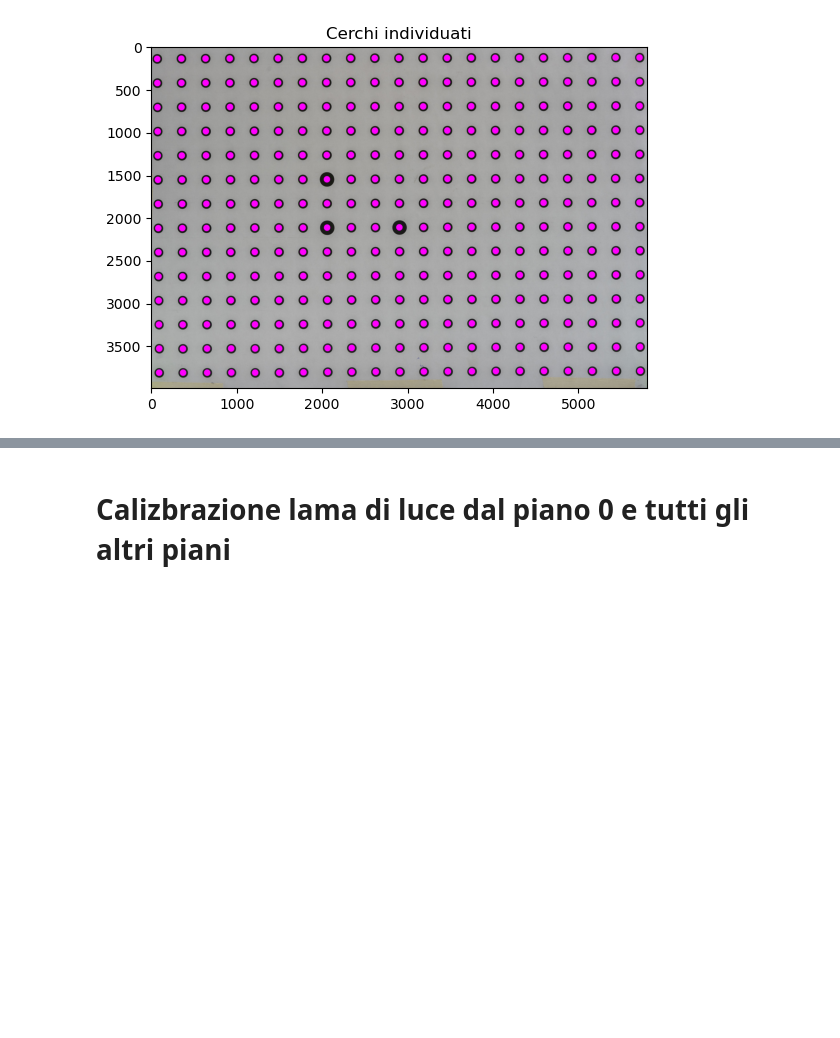
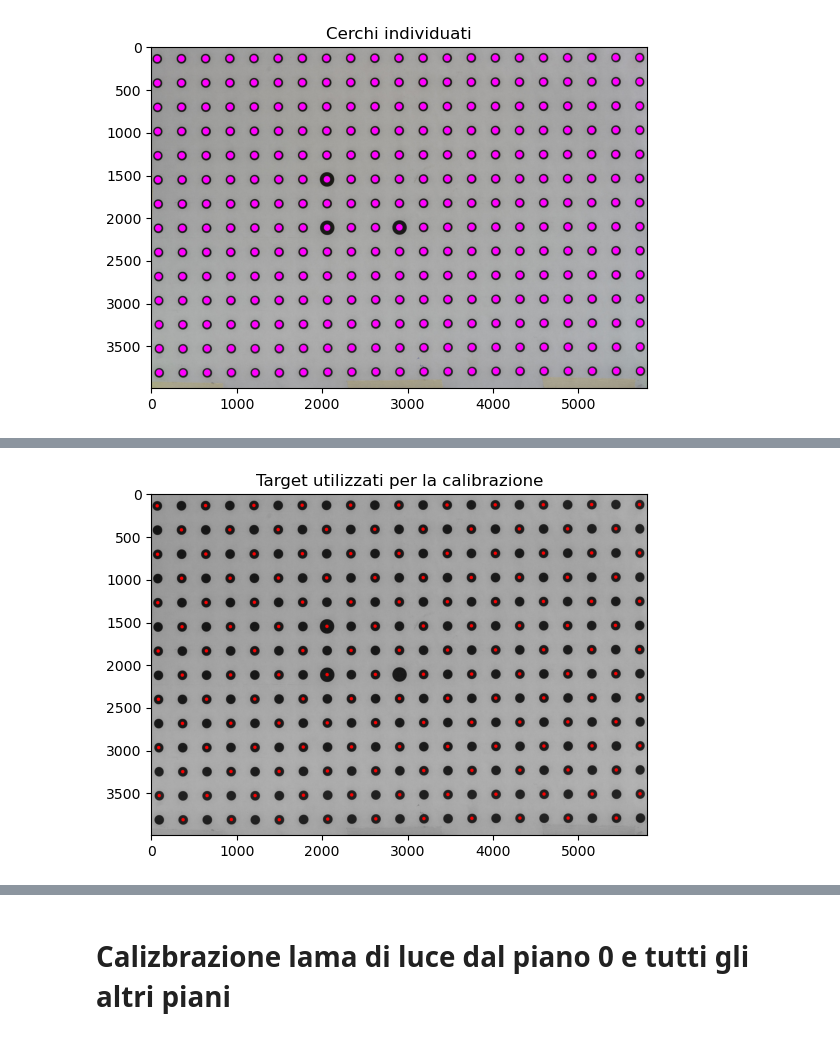
Before and after one commit to eldemaster/ProgettoSdV, a Jupyter notebook: Progetto_definitivo.ipynb, the cells around one changed output, grey strips where cells are left out. Saved outputs shown, nothing was run; the diff lists cells and outputs as text; code cells hidden in the pictures; blank space fills up the shorter version.

```diff
--- a/Progetto_definitivo.ipynb
+++ b/Progetto_definitivo.ipynb
@@ -346,6 +346,10 @@ undistorted = cv.undistort(img2, cameraMatrix, distCoeffs, None, newcameramtx)
 #Crop the image
 x, y, w, h = roi
 cropped = undistorted[y:y+h, x:x+w]
+
+# prova copia immagine cropped per test calibrazione
+prova1 = cropped.copy()
+prova1 = cv.cvtColor(prova1,cv.COLOR_BGR2GRAY)
 
 fig, ax = plt.subplots()
 ax.imshow( img2, cmap='gray' )
@@ -367,7 +371,7 @@ for i in range(len(objpoints)):
     imgpoints2, _ = cv.projectPoints(objpoints[i], rvecs[i], tvecs[i], cameraMatrix, distCoeffs)
     error = cv.norm(imgpoints[i], imgpoints2, cv.NORM_L2)/len(imgpoints2)
     mean_error += error
-print( "Errore totale: {}".format(mean_error/len(objpoints)) )
+print( "Errore totale: {}".format(mean_error/len(objpoints)) )  #cos'è questo errore????
 percentage = 100 - ((((w - x) * (h - y)) / (hold * wold)) * 100)
 rounded_percentage = round(percentage, 2)
 print("Percentuale area foto scartata: {}".format(rounded_percentage))
@@ -506,0 +552,79 @@ tz= 71152.78613461528
+# %%
+punti_immagine_calcolati = []
+scarto = []
+for i in range(len(objpts_test)):
+    IJK = np.dot(P,np.append(objpts_test[i],1))
+    IJ = (IJK/IJK[2])[0:2]
+    punti_immagine_calcolati.append(IJ[::-1])
+    scarto.append(abs(IJ[::-1]-imgpts_test[i]))
+punti_immagine_calcolati = np.array(punti_immagine_calcolati)
+scarto = np.array(scarto)
+
+Ei = scarto[:,0,0].mean()
+Ej = scarto[:,0,1].mean()
+sigmai = scarto[:,0,0].std()
+sigmaj = scarto[:,0,1].std()
+print("Risultati Verifica calibrazione Riferimento Globale -> Coordinate Immagine")
+print( f"Ei= {Ei}" )
+print( f"Ej= {Ej}" )
+print( f"sigmai= {sigmai}" )
+print( f"sigmaj= {sigmaj}" )
+
+#Verifica calibrazione coordinate immagine -> coordinate globali
+
+objpts_test = np.array(objpts_test)
+coordinate_globali_calcolate = []
+scarto_x = []
+scarto_y = []
+
+
+for i in range(len(imgpts_test)):
+    i_pts=imgpts_test[i][0][1]
+    j_pts=imgpts_test[i][0][0]
+    A=np.zeros([2,2])
+    b=np.zeros([2,1])
+    A[0,0]=m1-m9*i_pts
+    A[0,1]=m2-m10*i_pts
+    A[1,0]=m5-m9*j_pts
+    A[1,1]=m6-m10*j_pts
+
+    b[0,0]=i_pts-m4
+    b[1,0]=j_pts-m8
+    XY=np.linalg.solve(A,b)
+    coordinate_globali_calcolate.append(XY)
+    scarto_x.append(abs(XY[0]-objpts_test[i][0]))
+    scarto_y.append(abs(XY[1]-objpts_test[i][1]))
+
+coordinate_globali_calcolate = np.array(coordinate_globali_calcolate)
+scarto_x = np.array(scarto_x)
+scarto_y = np.array(scarto_y)
+
+Ex = scarto_x.mean()
+Ey = scarto_y.mean()
+sigmax = scarto_x.std()
+sigmay = scarto_y.std()
+print("\nRisultati Coordinate Immagine -> Sistema di riferimento Globale")
+print( f"Ex= {Ex}" )
+print( f"Ey= {Ey}" )
+print( f"sigmax= {sigmax}" )
+print( f"sigmay= {sigmay}" )
+
+# cambiato image -> resized. cerco l'immagine corretta da convertire in scala di grigi
+cdst = cv.cvtColor( prova1, cv.COLOR_GRAY2RGB )
+for center in imgpts_new:
+    cv.circle( cdst, center[0].astype('int16'), 20, (255,0,0), -1 )
+
+plt.imshow( cdst)
+plt.title("Target utilizzati per la calibrazione")
+plt.show()
+
+# cambiato image -> resized. cerco l'immagine corretta da convertire in scala di grigi
+cdst = cv.cvtColor( prova1, cv.COLOR_GRAY2RGB )
+for center in imgpts_test:
+    cv.circle( cdst, center[0].astype('int16'), 20, (0,255,255), -1 )
+
+
+plt.imshow( cdst)
+plt.title("Target utilizzati per il test")
+plt.show()
+# %% [output]
@@ -506,0 +642 @@ tz= 71152.78613461528
+[figure, added]
```
Also changed, not shown: parts of 14 cells of this notebook.
